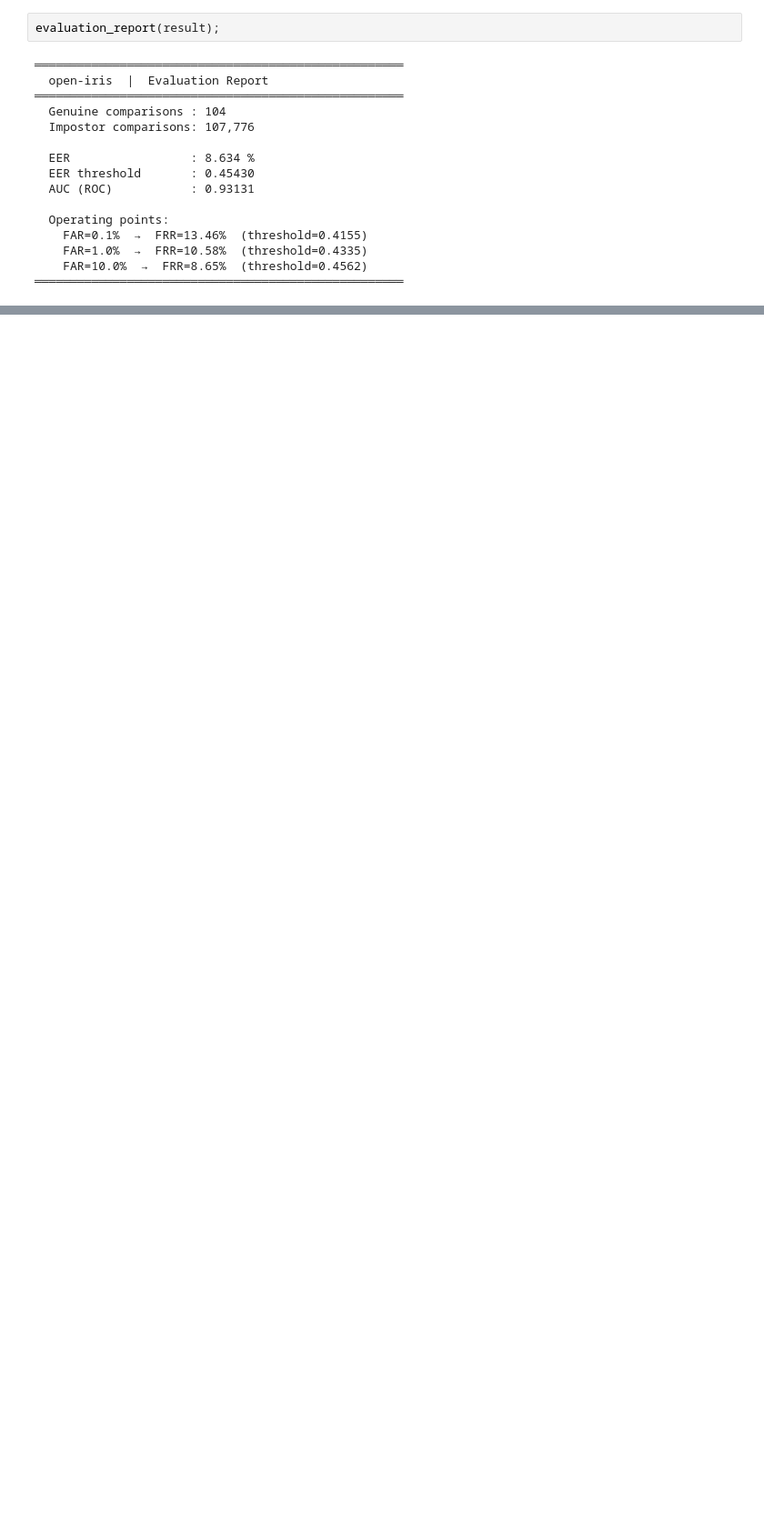
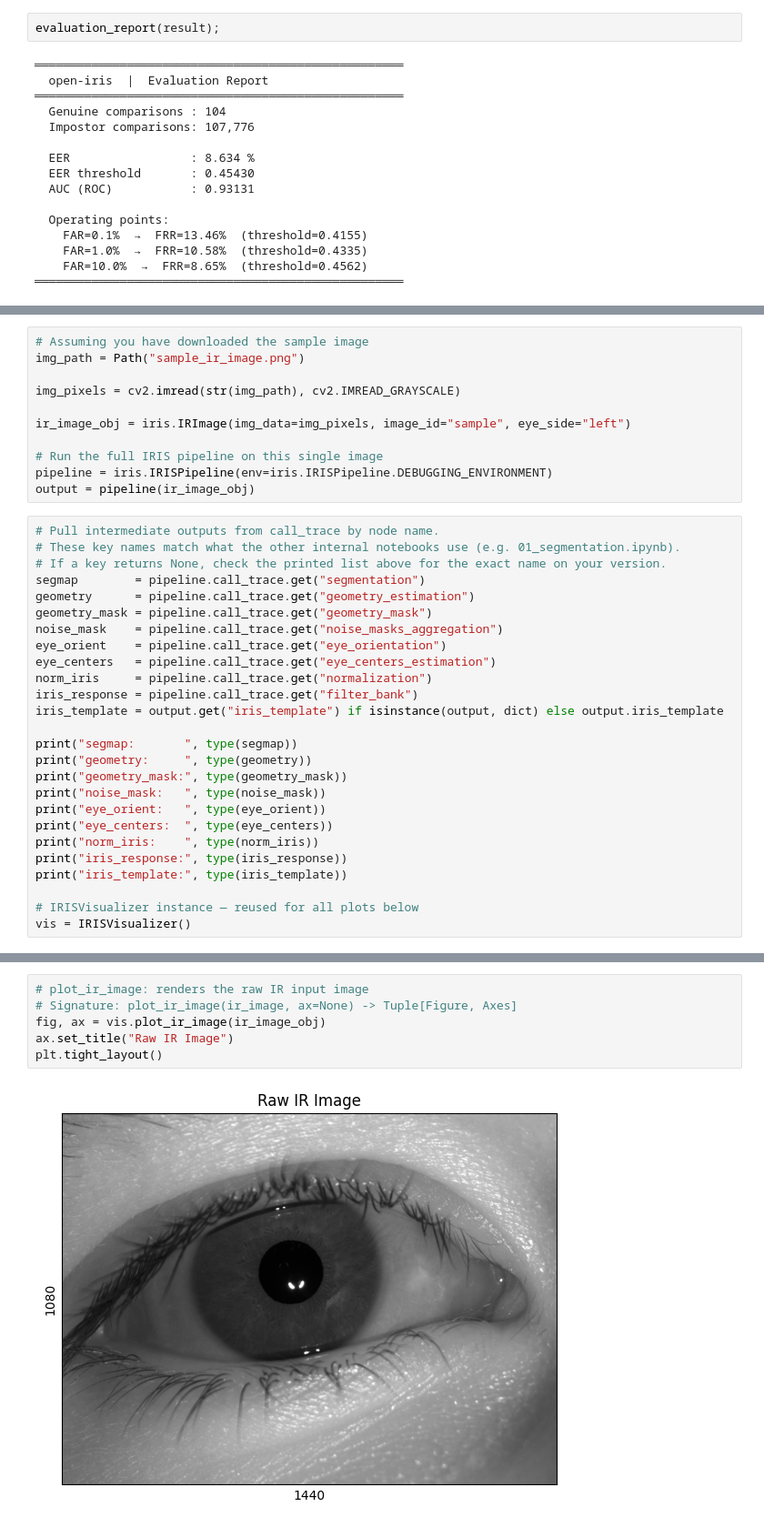
Before and after one commit to allison-diebol/open-iris, a Jupyter notebook: colab/EvaluationSuiteDemo.ipynb, the cells around one changed output, grey strips where cells are left out. Shown at 91% size. Cells and saved outputs as stored; diff of their text form; blank space fills up the shorter version.

Commit message:
Added IRISVisualizer to Evaluation file.

```diff
--- a/colab/EvaluationSuiteDemo.ipynb
+++ b/colab/EvaluationSuiteDemo.ipynb
@@ -218,0 +234,37 @@ These utilities make it easy to experiment with different datasets, preprocessin
+# %%
+# Assuming you have downloaded the sample image
+img_path = Path("sample_ir_image.png")
+
+img_pixels = cv2.imread(str(img_path), cv2.IMREAD_GRAYSCALE)
+
+ir_image_obj = iris.IRImage(img_data=img_pixels, image_id="sample", eye_side="left")
+
+# Run the full IRIS pipeline on this single image
+pipeline = iris.IRISPipeline(env=iris.IRISPipeline.DEBUGGING_ENVIRONMENT)
+output = pipeline(ir_image_obj)
+# %%
+# Pull intermediate outputs from call_trace by node name.
+# These key names match what the other internal notebooks use (e.g. 01_segmentation.ipynb).
+# If a key returns None, check the printed list above for the exact name on your version.
+segmap        = pipeline.call_trace.get("segmentation")
+geometry      = pipeline.call_trace.get("geometry_estimation")
+geometry_mask = pipeline.call_trace.get("geometry_mask")
+noise_mask    = pipeline.call_trace.get("noise_masks_aggregation")
+eye_orient    = pipeline.call_trace.get("eye_orientation")
+eye_centers   = pipeline.call_trace.get("eye_centers_estimation")
+norm_iris     = pipeline.call_trace.get("normalization")
+iris_response = pipeline.call_trace.get("filter_bank")
+iris_template = output.get("iris_template") if isinstance(output, dict) else output.iris_template
+
+print("segmap:       ", type(segmap))
+print("geometry:     ", type(geometry))
+print("geometry_mask:", type(geometry_mask))
+print("noise_mask:   ", type(noise_mask))
+print("eye_orient:   ", type(eye_orient))
+print("eye_centers:  ", type(eye_centers))
+print("norm_iris:    ", type(norm_iris))
+print("iris_response:", type(iris_response))
+print("iris_template:", type(iris_template))
+
+# IRISVisualizer instance — reused for all plots below
+vis = IRISVisualizer()
@@ -218,0 +287,8 @@ These utilities make it easy to experiment with different datasets, preprocessin
+# %%
+# plot_ir_image: renders the raw IR input image
+# Signature: plot_ir_image(ir_image, ax=None) -> Tuple[Figure, Axes]
+fig, ax = vis.plot_ir_image(ir_image_obj)
+ax.set_title("Raw IR Image")
+plt.tight_layout()
+# %% [output]
+[figure, added]
```
Also changed, not shown: parts of 25 cells of this notebook.
